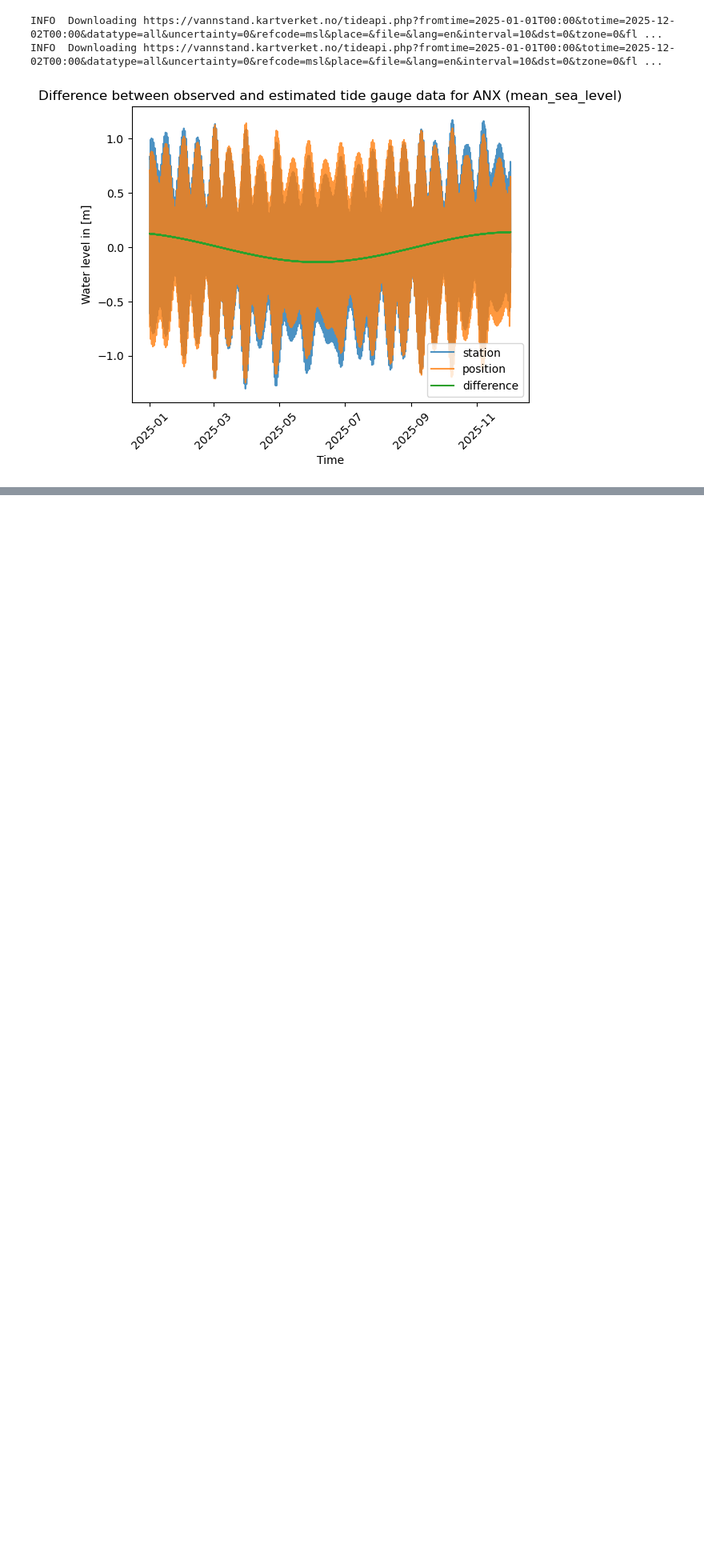
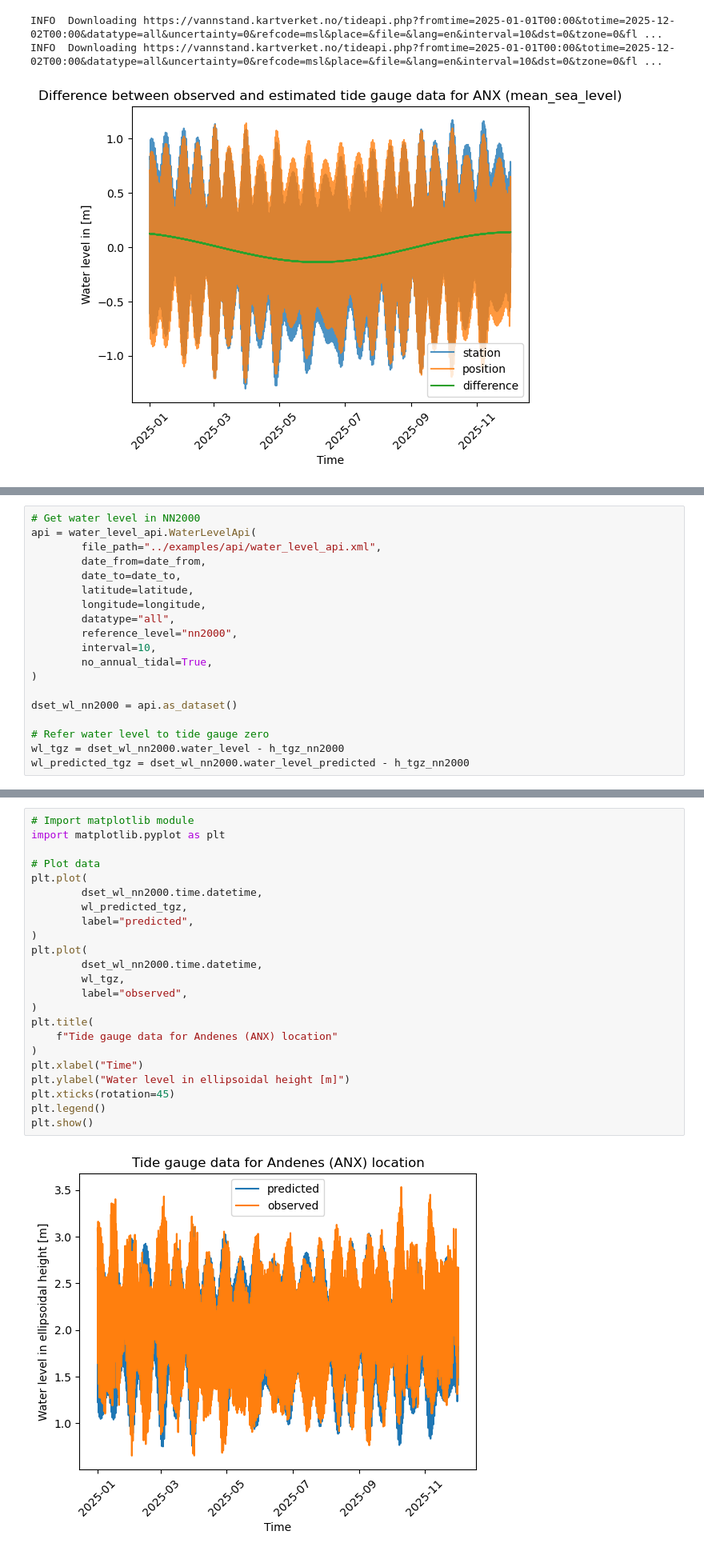
Before and after one commit to kartverket/midgard, a Jupyter notebook: notebooks/api/water_level_api.ipynb, the cells around one changed output, grey strips where cells are left out. Shown: that part at 80% size. Saved outputs shown, nothing was run; the diff lists cells and outputs as text; blank space fills up the shorter version.

```diff
--- a/notebooks/api/water_level_api.ipynb
+++ b/notebooks/api/water_level_api.ipynb
@@ -354,0 +492,19 @@ INFO  Downloading https://vannstand.kartverket.no/tideapi.php?fromtime=2025-01-0
+# %%
+# Get water level in NN2000
+api = water_level_api.WaterLevelApi(
+        file_path="../examples/api/water_level_api.xml",
+        date_from=date_from,
+        date_to=date_to,
+        latitude=latitude,
+        longitude=longitude,
+        datatype="all",
+        reference_level="nn2000",
+        interval=10,
+        no_annual_tidal=True,
+)
+
+dset_wl_nn2000 = api.as_dataset()
+
+# Refer water level to tide gauge zero
+wl_tgz = dset_wl_nn2000.water_level - h_tgz_nn2000
+wl_predicted_tgz = dset_wl_nn2000.water_level_predicted - h_tgz_nn2000
@@ -354,0 +515,25 @@ INFO  Downloading https://vannstand.kartverket.no/tideapi.php?fromtime=2025-01-0
+# %%
+# Import matplotlib module
+import matplotlib.pyplot as plt
+
+# Plot data
+plt.plot(
+        dset_wl_nn2000.time.datetime,
+        wl_predicted_tgz,
+        label="predicted",
+)
+plt.plot(
+        dset_wl_nn2000.time.datetime,
+        wl_tgz,
+        label="observed",
+)
+plt.title(
+    f"Tide gauge data for Andenes (ANX) location"
+)
+plt.xlabel("Time")
+plt.ylabel("Water level in ellipsoidal height [m]")
+plt.xticks(rotation=45)
+plt.legend()
+plt.show()
+# %% [output]
+[figure, added]
```
Also changed, not shown: parts of 16 cells of this notebook.
